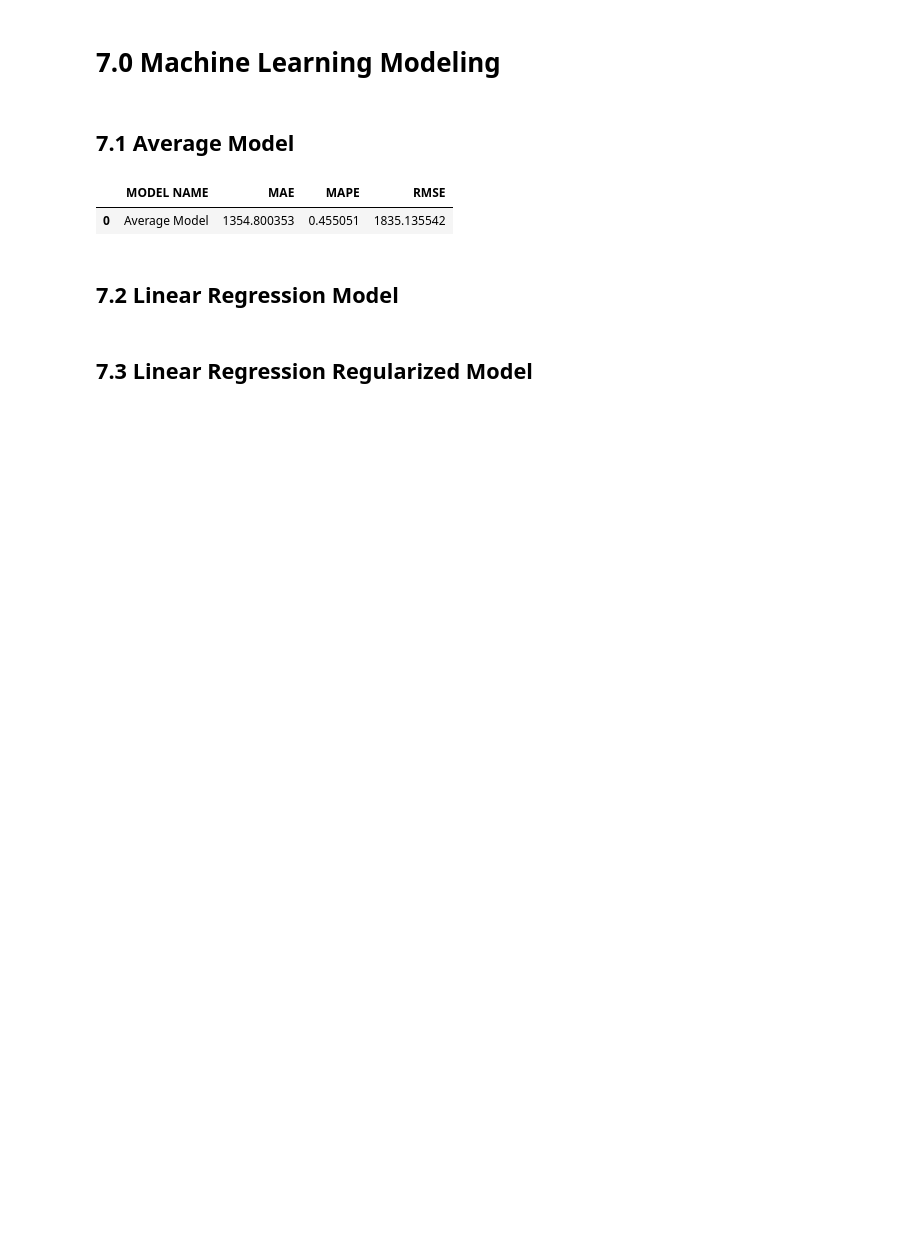
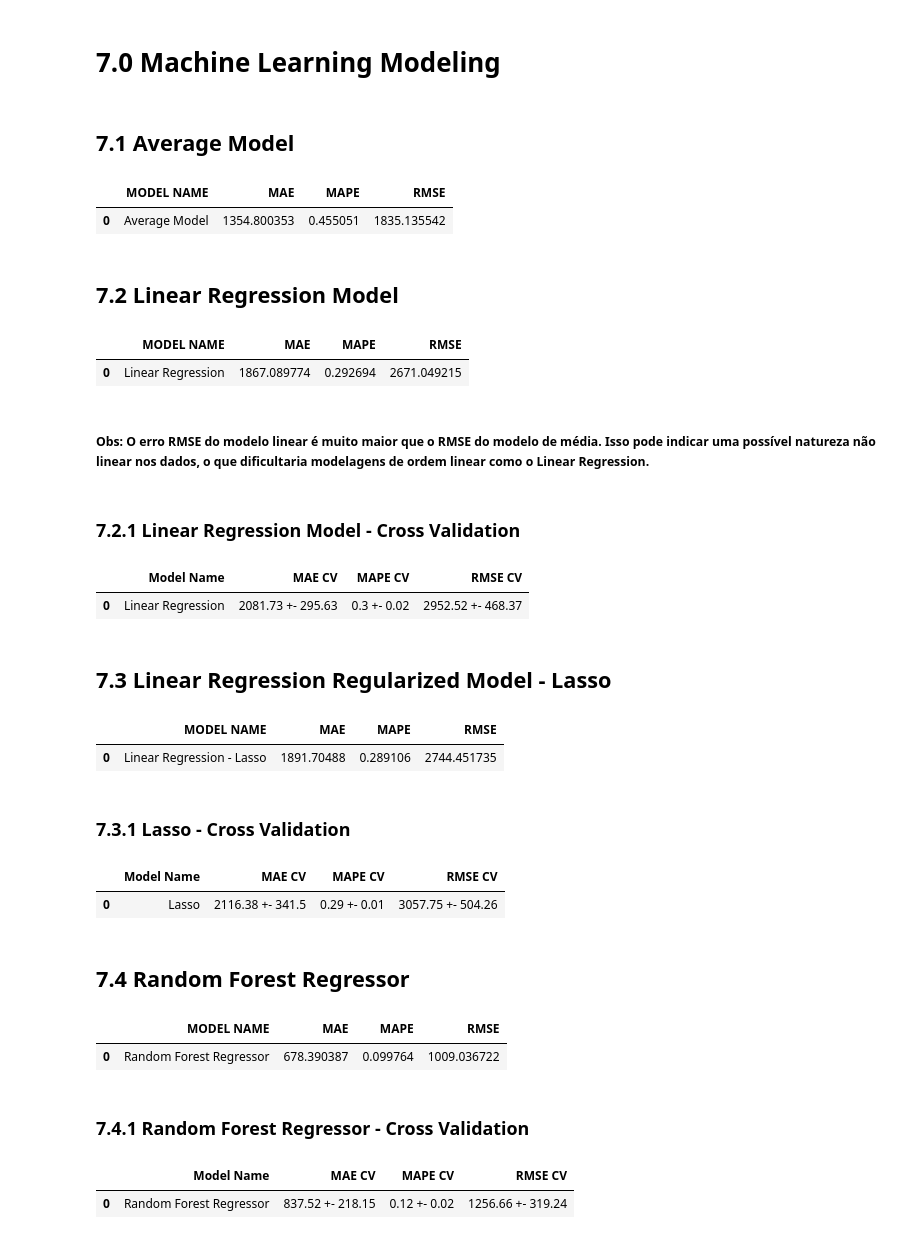
Before and after one commit to VinniciusPS/Rossmann-Sales-Prediction, a Jupyter notebook: m02_v01_store_sales_prediction.ipynb, the cells around one changed output. Drawn from its saved outputs; the diff is of its cells as text; code cells hidden in the pictures; blank space fills up the shorter version.

```diff
--- a/m02_v01_store_sales_prediction.ipynb
+++ b/m02_v01_store_sales_prediction.ipynb
@@ -1096,3 +1165,20 @@ baseline_result
 | 0 | Average Model | 1354.800353 | 0.455051 | 1835.135542 |
 # %% [markdown]
 ## 7.2 Linear Regression Model
+# %%
+# model
+lr = LinearRegression().fit(x_train, Y_train)
+
+# prediction
+yhat_lr = lr.predict(x_test)
+
+# performance
+lr_result = ml_error('Linear Regression', np.expm1(Y_test), np.expm1(yhat_lr))
+lr_result
+# %% [output]
+|  | MODEL NAME | MAE | MAPE | RMSE |
+| 0 | Linear Regression | 1867.089774 | 0.292694 | 2671.049215 |
+# %% [markdown]
+##### Obs: O erro RMSE do modelo linear é muito maior que o RMSE do modelo de média. Isso pode indicar uma possível natureza não linear nos dados, o que dificultaria modelagens de ordem linear como o Linear Regression.
+# %% [markdown]
+### 7.2.1 Linear Regression Model - Cross Validation
@@ -1099,2 +1190,22 @@ baseline_result
+# %%
+lr_result_cv
+# %% [output]
+|  | Model Name | MAE CV | MAPE CV | RMSE CV |
+| 0 | Linear Regression | 2081.73 +- 295.63 | 0.3 +- 0.02 | 2952.52 +- 468.37 |
 # %% [markdown]
-## 7.3 Linear Regression Regularized Model
+## 7.3 Linear Regression Regularized Model - Lasso
+# %%
+# model
+lrr = Lasso( alpha = 0.01 ).fit(x_train, Y_train)
+
+# prediction
+yhat_lrr = lrr.predict(x_test)
+
+# performance
+lrr_result = ml_error('Linear Regression - Lasso', np.expm1(Y_test), np.expm1(yhat_lrr))
+lrr_result
+# %% [output]
+|  | MODEL NAME | MAE | MAPE | RMSE |
+| 0 | Linear Regression - Lasso | 1891.70488 | 0.289106 | 2744.451735 |
+# %% [markdown]
+### 7.3.1 Lasso - Cross Validation
@@ -1100,0 +1214,24 @@ baseline_result
+# %%
+lrr_result_cv
+# %% [output]
+|  | Model Name | MAE CV | MAPE CV | RMSE CV |
+| 0 | Lasso | 2116.38 +- 341.5 | 0.29 +- 0.01 | 3057.75 +- 504.26 |
+# %% [markdown]
+## 7.4 Random Forest Regressor
+# %%
+# model
+rf = RandomForestRegressor(n_estimators=100,
+                           n_jobs=-1,
+                           random_state=42).fit(x_train, Y_train)
+
+# prediction
+yhat_rf = rf.predict(x_test)
+
+# performance
+rf_result = ml_error('Random Forest Regressor', np.expm1(Y_test), np.expm1(yhat_rf))
+rf_result
+# %% [output]
+|  | MODEL NAME | MAE | MAPE | RMSE |
+| 0 | Random Forest Regressor | 678.390387 | 0.099764 | 1009.036722 |
+# %% [markdown]
+### 7.4.1 Random Forest Regressor - Cross Validation
@@ -1100,0 +1240,5 @@ baseline_result
+# %%
+rf_result_cv
+# %% [output]
+|  | Model Name | MAE CV | MAPE CV | RMSE CV |
+| 0 | Random Forest Regressor | 837.52 +- 218.15 | 0.12 +- 0.02 | 1256.66 +- 319.24 |
```
Also changed, not shown: parts of 24 cells of this notebook.
